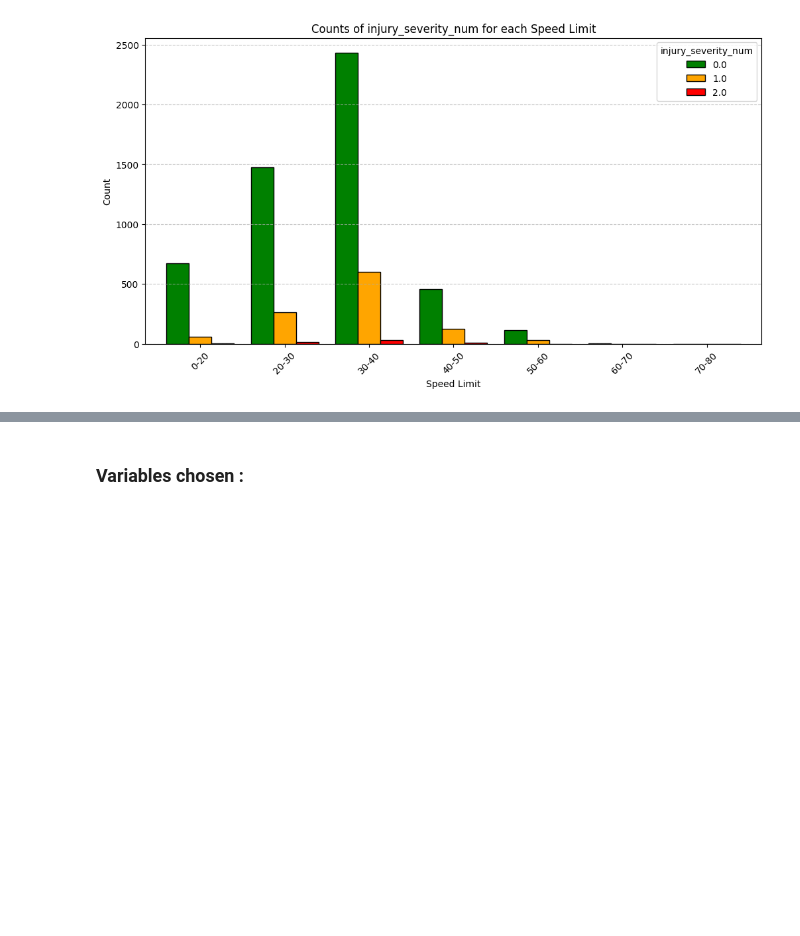
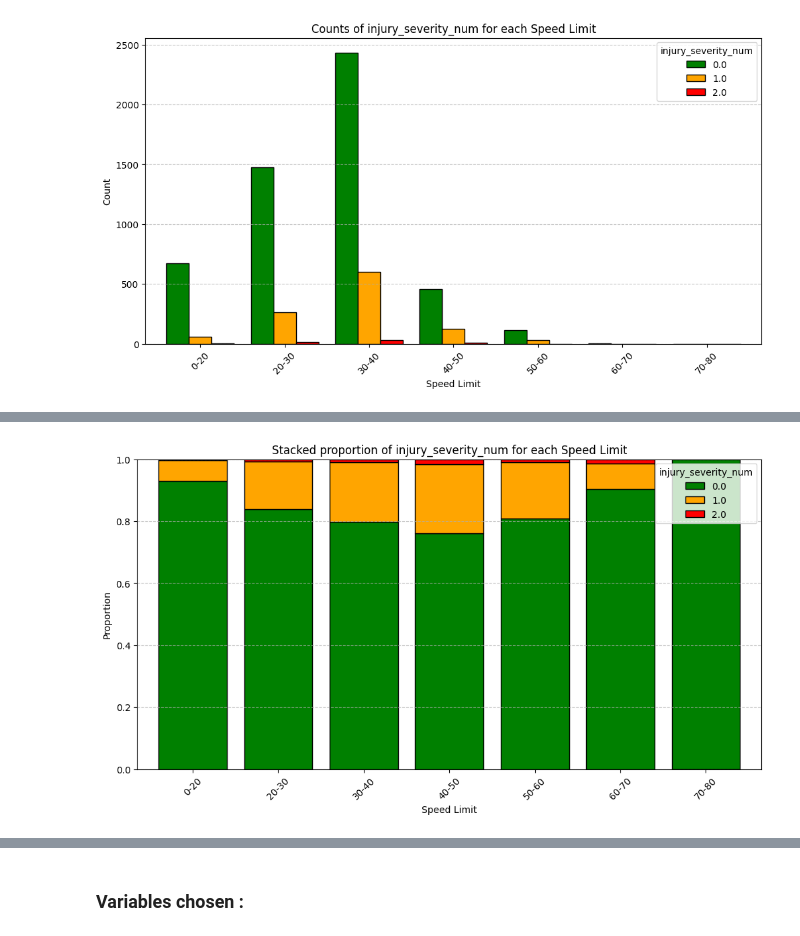
Before and after one commit to mathiasmoka/pyds25, a Jupyter notebook: First_regressions.ipynb, the cells around one changed output, grey strips where cells are left out. Saved outputs shown, nothing was run; the diff lists cells and outputs as text; code cells hidden in the pictures; blank space fills up the shorter version.

```diff
--- a/First_regressions.ipynb
+++ b/First_regressions.ipynb
@@ -360,0 +401,14 @@ grouped_barplot_proportion(
+# %%
+speed_bins = [0, 20, 30, 40, 50, 60, 70, 80]
+speed_labels = ['0-20','20-30','30-40','40-50','50-60','60-70','70-80']
+
+grouped_barplot_proportion(
+    big_dataset,
+    numeric_col='Speed Limit',
+    category_col='injury_severity_num',
+    bins=speed_bins,
+    bin_labels=speed_labels,
+    color_palette=['green','orange','red']
+)
+# %% [output]
+[figure, added]
```
Also changed, not shown: parts of 5 cells of this notebook.
